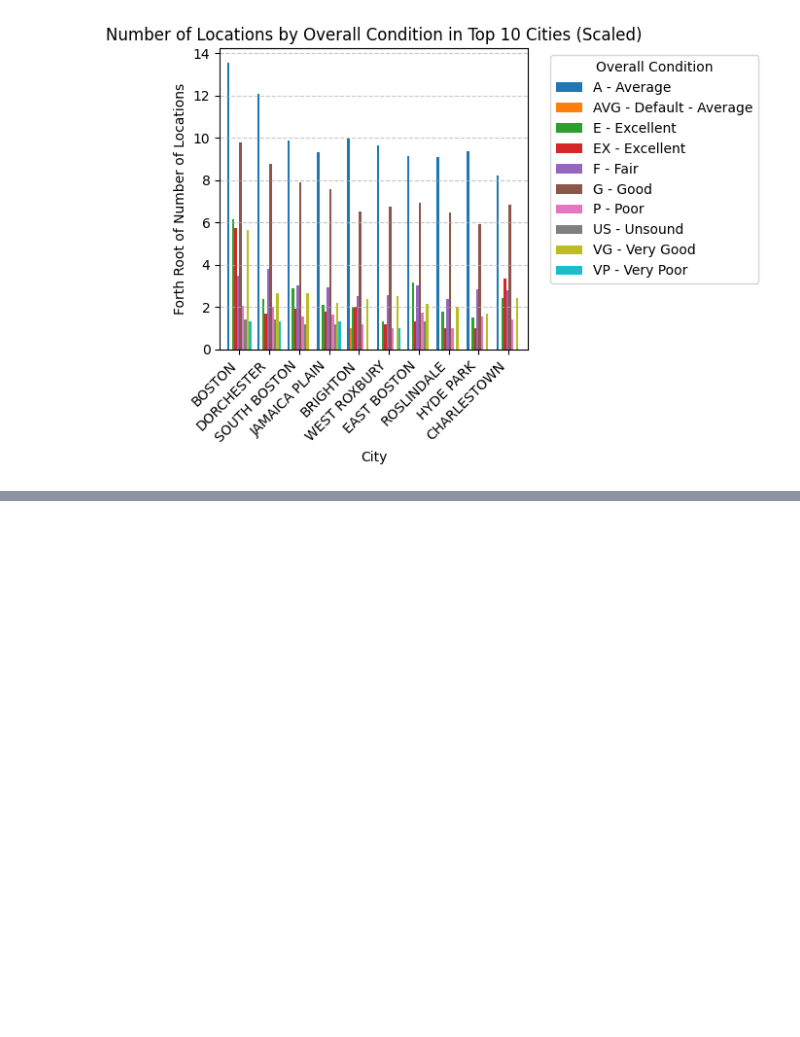
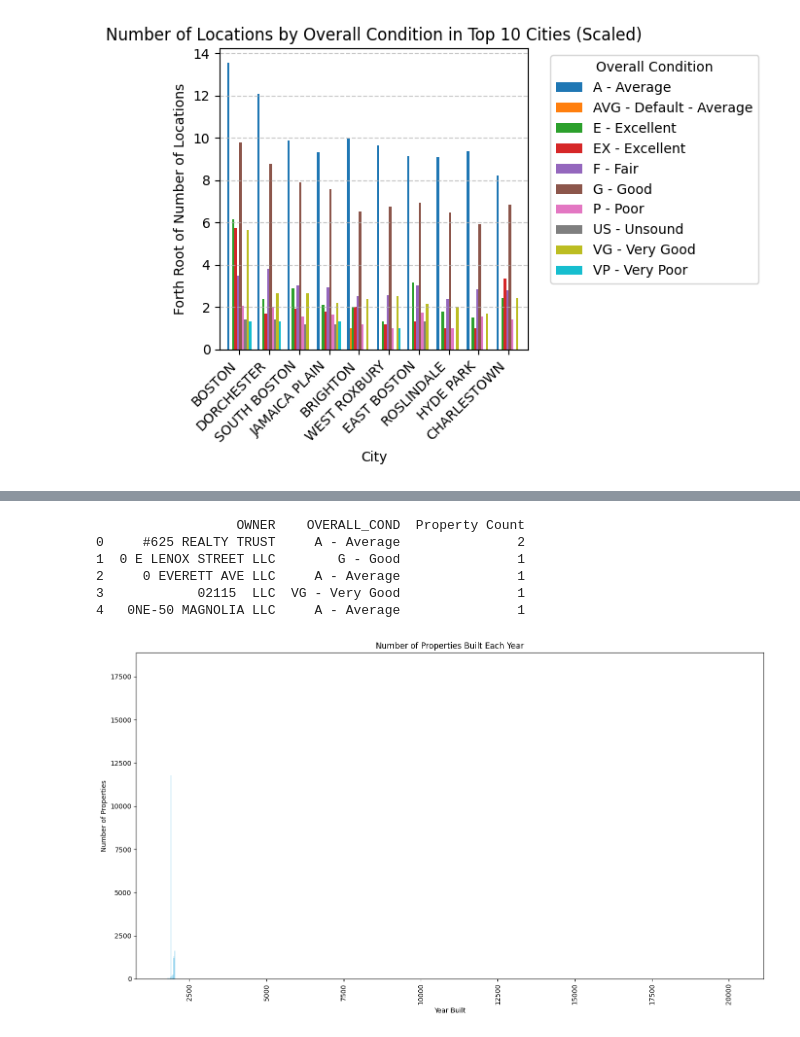
Before and after one commit to BU-Spark/ds-boston-building-violations, a Jupyter notebook: sp24-team-b/data/notebooks/propertyDetail.ipynb, the cells around one changed output, grey strips where cells are left out. Saved outputs shown, nothing was run; the diff lists cells and outputs as text; code cells hidden in the pictures; blank space fills up the shorter version.

```diff
--- a/sp24-team-b/data/notebooks/propertyDetail.ipynb
+++ b/sp24-team-b/data/notebooks/propertyDetail.ipynb
@@ -154,0 +400,41 @@ plt.show()
+# %%
+import pandas as pd
+
+# Load the dataset
+file_path = '/Users/chloe/Desktop/fy2024-property-assessment-data_1_5_2024.csv'  # Adjust the file path as needed
+data = pd.read_csv(file_path)
+
+# Group the data by 'OWNER' and 'OVERALL_COND', and count the occurrences
+owner_cond_counts = data.groupby(['OWNER', 'OVERALL_COND']).size().reset_index(name='Property Count')
+
+# Display the results
+print(owner_cond_counts.head())  # Show the first few rows to verify
+# %% [output]
+                  OWNER    OVERALL_COND  Property Count
+0     #625 REALTY TRUST     A - Average               2
+1  0 E LENOX STREET LLC        G - Good               1
+2     0 EVERETT AVE LLC     A - Average               1
+3            02115  LLC  VG - Very Good               1
+4   0NE-50 MAGNOLIA LLC     A - Average               1
+# %%
+import pandas as pd
+import matplotlib.pyplot as plt
+
+# Load the dataset
+file_path = '/Users/chloe/Desktop/fy2024-property-assessment-data_1_5_2024.csv'  # Adjust the file path as needed
+data = pd.read_csv(file_path)
+
+# Count the number of properties built in each year
+properties_per_year = data['YR_BUILT'].value_counts().sort_index()
+
+# Plotting the data
+plt.figure(figsize=(14, 8))  # Adjust the figure size as needed
+plt.bar(properties_per_year.index, properties_per_year.values, color='skyblue')
+plt.title('Number of Properties Built Each Year')
+plt.xlabel('Year Built')
+plt.ylabel('Number of Properties')
+plt.xticks(rotation=90)  # Rotate x-axis labels for better readability
+plt.tight_layout()  # Adjust layout to make sure everything fits without overlap
+plt.show()
+# %% [output]
+[figure, added]
```
Also changed, not shown: parts of 11 cells of this notebook.
